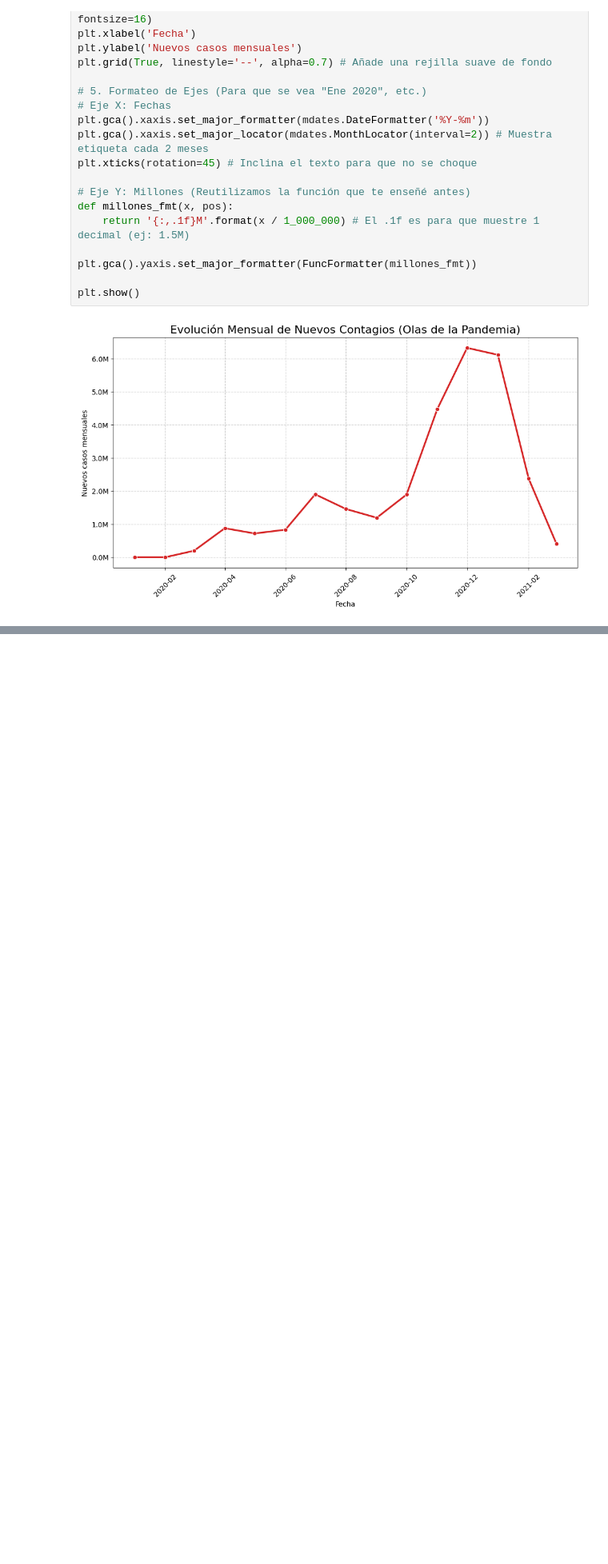
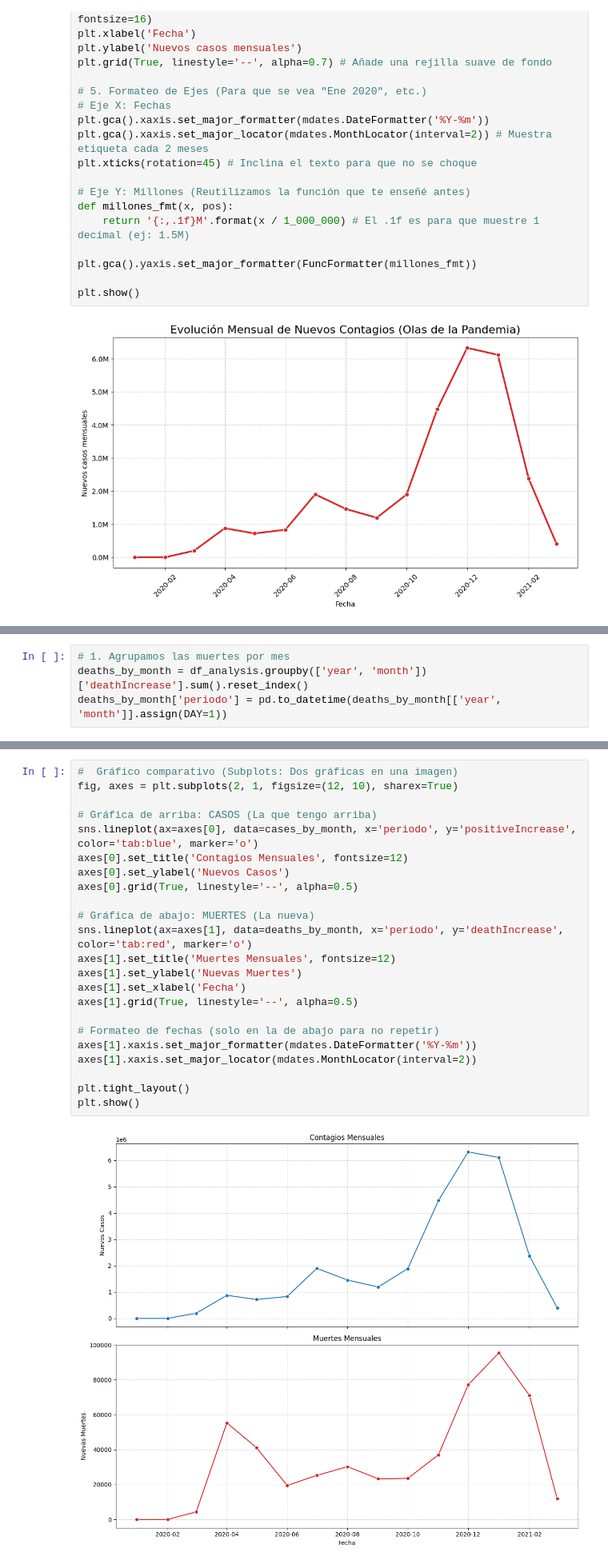
Before and after one commit to Bootcamp-IA-P6/Proyecto4_Gema_Yebenes_EDA, a Jupyter notebook: notebooks/01_eda_covid_usa.ipynb, the cells around one changed output, grey strips where cells are left out. Shown at 80% size. Saved outputs shown, nothing was run; the diff lists cells and outputs as text; blank space fills up the shorter version.

```diff
--- a/notebooks/01_eda_covid_usa.ipynb
+++ b/notebooks/01_eda_covid_usa.ipynb
@@ -444,0 +545,4 @@ plt.show()
+# %%
+# 1. Agrupamos las muertes por mes
+deaths_by_month = df_analysis.groupby(['year', 'month'])['deathIncrease'].sum().reset_index()
+deaths_by_month['periodo'] = pd.to_datetime(deaths_by_month[['year', 'month']].assign(DAY=1))
@@ -444,0 +563,25 @@ plt.show()
+# %%
+#  Gráfico comparativo (Subplots: Dos gráficas en una imagen)
+fig, axes = plt.subplots(2, 1, figsize=(12, 10), sharex=True)
+
+# Gráfica de arriba: CASOS (La que tengo arriba)
+sns.lineplot(ax=axes[0], data=cases_by_month, x='periodo', y='positiveIncrease', color='tab:blue', marker='o')
+axes[0].set_title('Contagios Mensuales', fontsize=12)
+axes[0].set_ylabel('Nuevos Casos')
+axes[0].grid(True, linestyle='--', alpha=0.5)
+
+# Gráfica de abajo: MUERTES (La nueva)
+sns.lineplot(ax=axes[1], data=deaths_by_month, x='periodo', y='deathIncrease', color='tab:red', marker='o')
+axes[1].set_title('Muertes Mensuales', fontsize=12)
+axes[1].set_ylabel('Nuevas Muertes')
+axes[1].set_xlabel('Fecha')
+axes[1].grid(True, linestyle='--', alpha=0.5)
+
+# Formateo de fechas (solo en la de abajo para no repetir)
+axes[1].xaxis.set_major_formatter(mdates.DateFormatter('%Y-%m'))
+axes[1].xaxis.set_major_locator(mdates.MonthLocator(interval=2))
+
+plt.tight_layout()
+plt.show()
+# %% [output]
+[figure, added]
```
Also changed, not shown: parts of 11 cells of this notebook.
